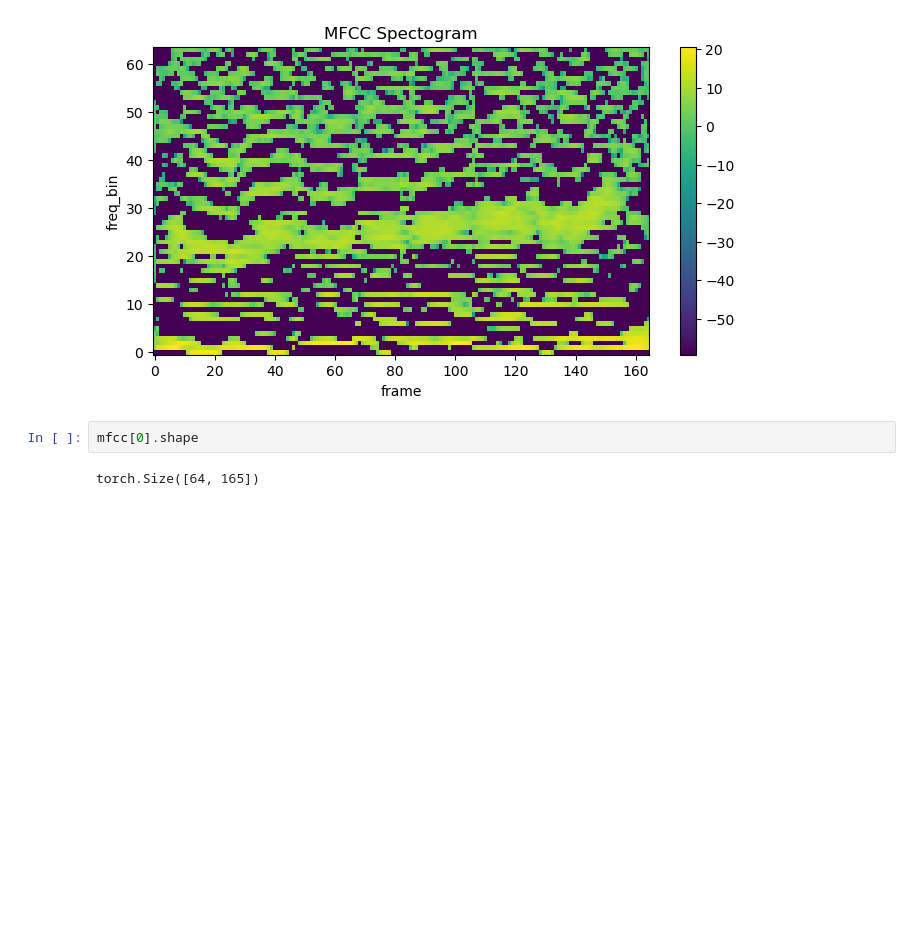
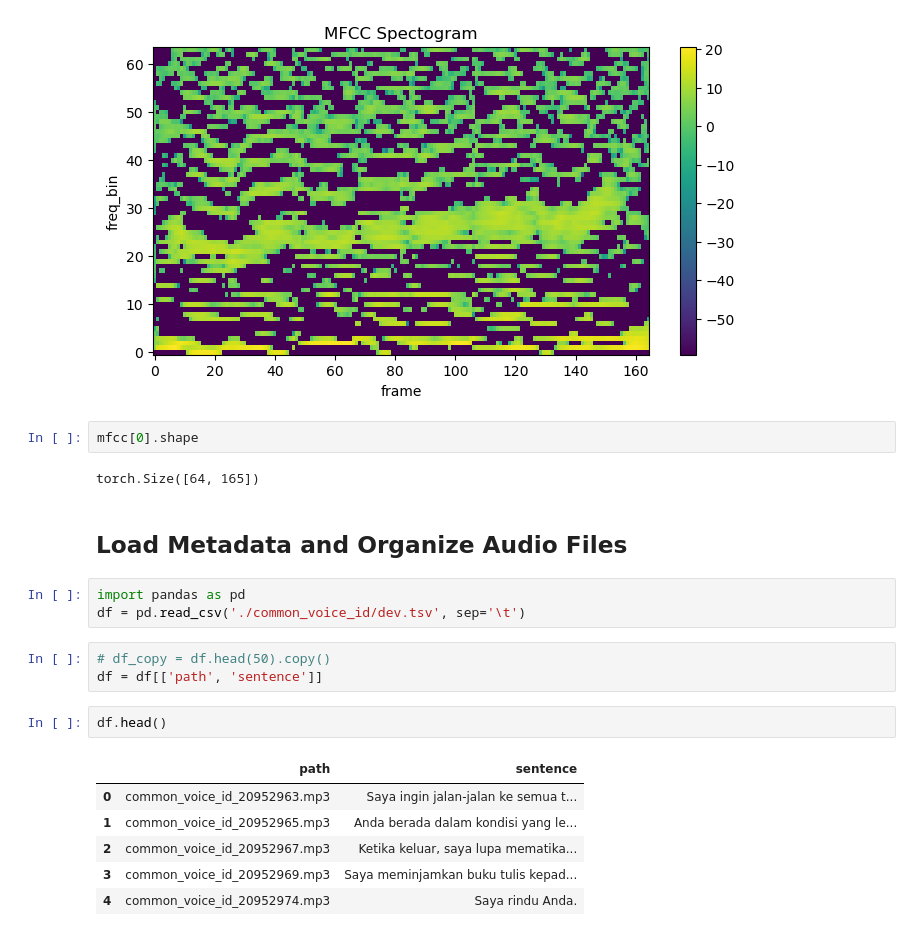
Before and after one commit to Avalon-AI-Laboratory/Indonesian-Voice-Recognition, a Jupyter notebook: indo_stt_pytorch/main.ipynb, the cells around one changed output. Drawn from its saved outputs; the diff is of its cells as text; blank space fills up the shorter version.

```diff
--- a/indo_stt_pytorch/main.ipynb
+++ b/indo_stt_pytorch/main.ipynb
@@ -118,3 +120,20 @@ plot_spectrogram(mfcc[0], title="MFCC Spectogram")
 mfcc[0].shape
 # %% [output]
 torch.Size([64, 165])
+# %% [markdown]
+## Load Metadata and Organize Audio Files
+# %%
+import pandas as pd
+df = pd.read_csv('./common_voice_id/dev.tsv', sep='\t')
+# %%
+# df_copy = df.head(50).copy()
+df = df[['path', 'sentence']]
+# %%
+df.head()
+# %% [output]
+|  | path | sentence |
+| 0 | common_voice_id_20952963.mp3 | Saya ingin jalan-jalan ke semua t... |
+| 1 | common_voice_id_20952965.mp3 | Anda berada dalam kondisi yang le... |
+| 2 | common_voice_id_20952967.mp3 | Ketika keluar, saya lupa mematika... |
+| 3 | common_voice_id_20952969.mp3 | Saya meminjamkan buku tulis kepad... |
+| 4 | common_voice_id_20952974.mp3 | Saya rindu Anda. |
```
Also changed, not shown: parts of 32 cells of this notebook.
